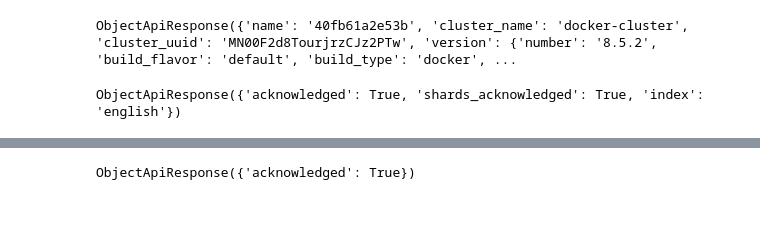
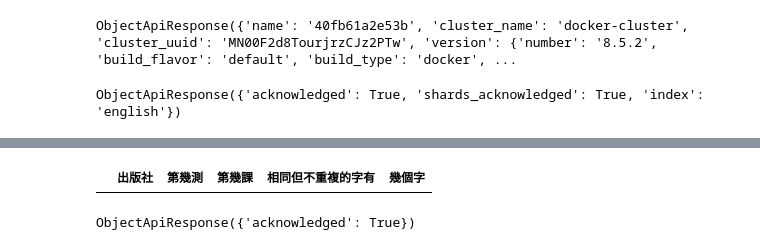
Before and after one commit to serendipity109/ENG_quizzes, a Jupyter notebook: demo.ipynb, the cells around one changed output, grey strips where cells are left out. Saved outputs shown, nothing was run; the diff lists cells and outputs as text; code cells hidden in the pictures; blank space fills up the shorter version.

```diff
--- a/demo.ipynb
+++ b/demo.ipynb
@@ -251,3 +254,28 @@ result['hits']['hits']
+# %%
+import pandas as pd
+
+grades = {
+    "出版社": [],
+    "第幾測": [],
+    "第幾課": [],
+    "相同但不重複的字有": [],
+    "幾個字": [],
+}
+
+df = pd.DataFrame(grades)
+
+df = df.append({
+    "出版社": "翰林",
+    "第幾測": ,
+    "第幾課": ,
+    "相同但不重複的字有": ,
+    "幾個字": ,
+}, ignore_index=True)
+
+print(df)
+df.to_csv('folder/subfolder/out.csv', index=False)
+# %% [output]
+|  | 出版社 | 第幾測 | 第幾課 | 相同但不重複的字有 | 幾個字 |
 # %%
 # es.options(ignore_status=[400,404]).indices.delete(index='english')
 # %% [output]
```
Also changed, not shown: parts of 5 cells of this notebook, 1 other file.
